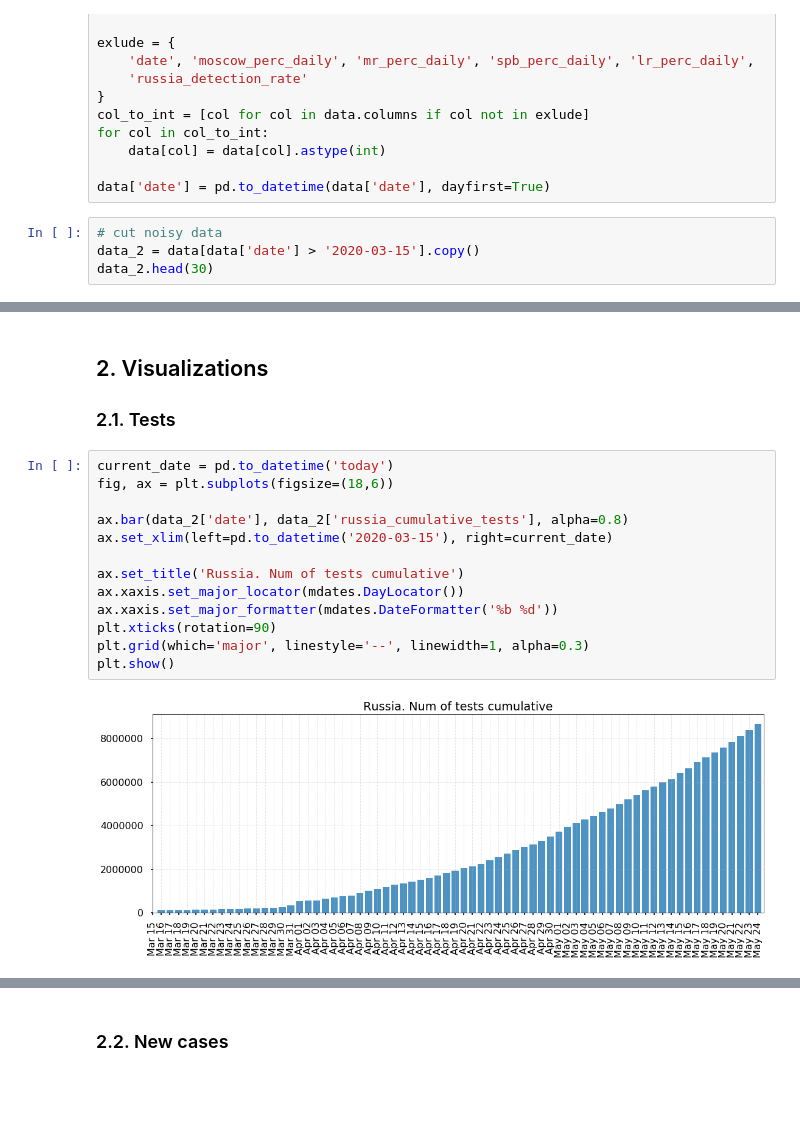
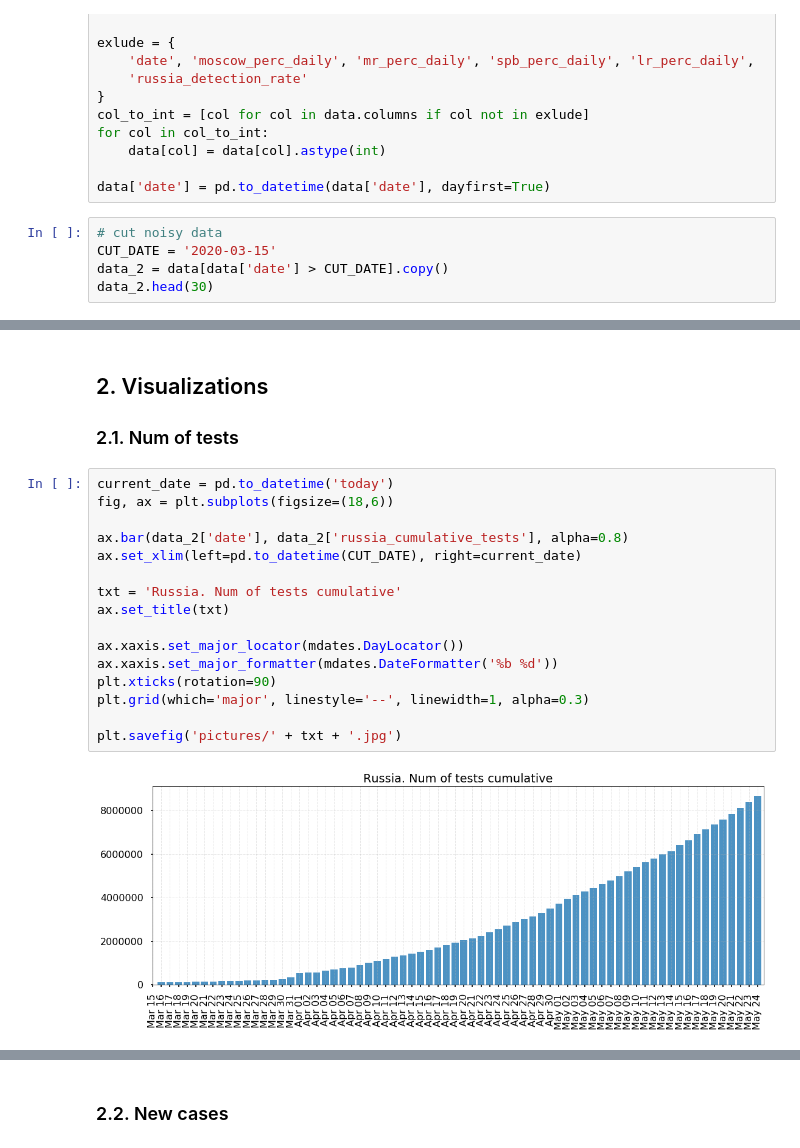
Before and after one commit to mike-chesnokov/covid19_russia_moscow, a Jupyter notebook: coronovirus_stats.ipynb, the cells around one changed output, grey strips where cells are left out. Drawn from its saved outputs; the diff is of its cells as text; blank space fills up the shorter version.

```diff
--- a/coronovirus_stats.ipynb
+++ b/coronovirus_stats.ipynb
@@ -93,7 +93,8 @@ for col in col_to_int:
 data['date'] = pd.to_datetime(data['date'], dayfirst=True)
 # %%
 # cut noisy data
-data_2 = data[data['date'] > '2020-03-15'].copy()
+CUT_DATE = '2020-03-15'
+data_2 = data[data['date'] > CUT_DATE].copy()
 data_2.head(30)
 # %% [output]
 |  | date | moscow_region | moscow | leningrad_region | saint_petersburg | russia_cumulative_cases | ... |
@@ -115,22 +116,25 @@ data_2.head(30)
 | 39 | 2020-04-14 | 460 | 1489 | 35 | 121 | 21102 | ... |
 # %% [markdown]
 ## 2. Visualizations
-### 2.1. Tests
+### 2.1. Num of tests
 # %%
 current_date = pd.to_datetime('today')
 fig, ax = plt.subplots(figsize=(18,6))
 
 ax.bar(data_2['date'], data_2['russia_cumulative_tests'], alpha=0.8)
-ax.set_xlim(left=pd.to_datetime('2020-03-15'), right=current_date)
+ax.set_xlim(left=pd.to_datetime(CUT_DATE), right=current_date)
 
-ax.set_title('Russia. Num of tests cumulative')
+txt = 'Russia. Num of tests cumulative'
+ax.set_title(txt)
+
 ax.xaxis.set_major_locator(mdates.DayLocator())
 ax.xaxis.set_major_formatter(mdates.DateFormatter('%b %d'))
 plt.xticks(rotation=90)
 plt.grid(which='major', linestyle='--', linewidth=1, alpha=0.3)
-plt.show()
+
+plt.savefig('pictures/' + txt + '.jpg')
 # %% [output]
-[figure, old version]
+[figure, new version]
 # %%
 tests_cols = {
     'russia_new_tests': 'Russia',
```
Also changed, not shown: parts of 4 cells of this notebook, 5 other files.
